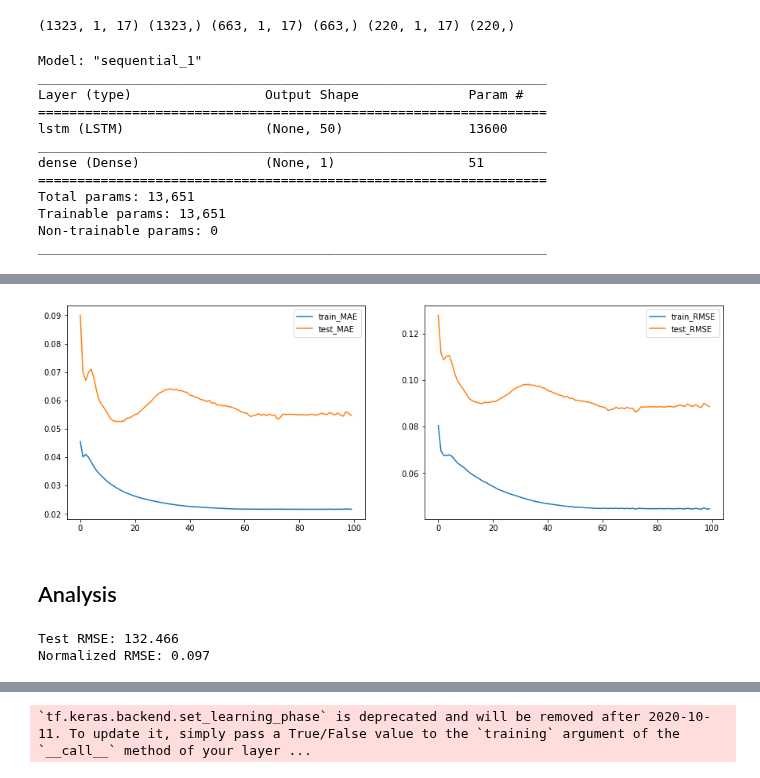
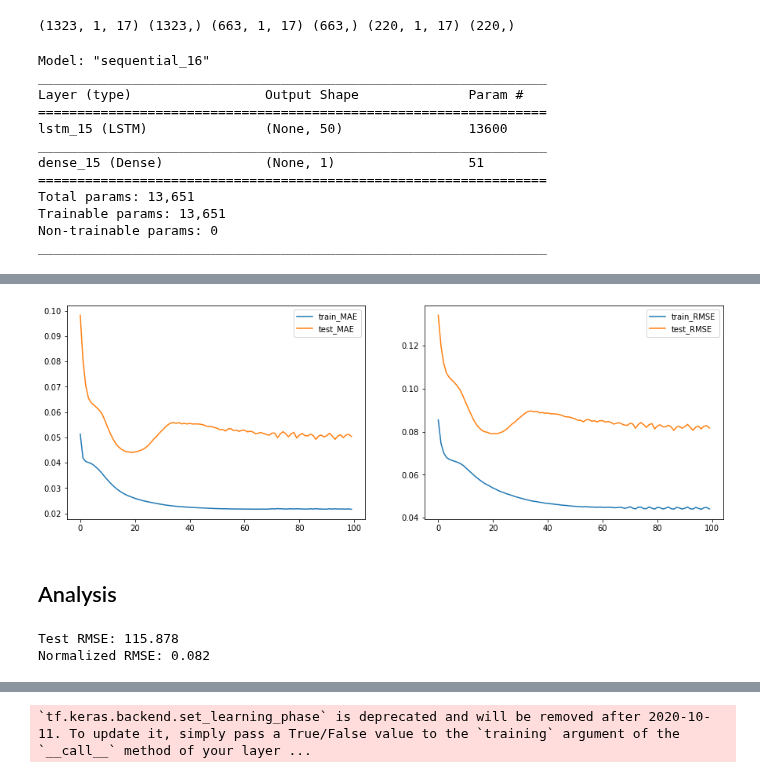
Before and after one commit to TLChilton/Senior_Capstone, a Jupyter notebook: LSTMsentimentanalysisTesla.ipynb, the cells around one changed output, grey strips where cells are left out. Saved outputs shown, nothing was run; the diff lists cells and outputs as text; code cells hidden in the pictures.

```diff
--- a/LSTMsentimentanalysisTesla.ipynb
+++ b/LSTMsentimentanalysisTesla.ipynb
@@ -237,9 +237,9 @@ from tensorflow.keras.layers import Dense, LSTM, Dropout, TimeDistributed, Activ
 from tensorflow.keras.metrics import RootMeanSquaredError
 
 model = Sequential()
-model.add(LSTM(50, input_shape=(train_X.shape[1], train_X.shape[2]), return_sequences=False))
+model.add(LSTM(50, activation="relu", input_shape=(train_X.shape[1], train_X.shape[2]), return_sequences=False))
 #model.add(LSTM(100, return_sequences=False))
-model.add(Dense(1, activation='linear'))
+model.add(Dense(1, activation="linear"))
 
 model.compile(
     loss='mae',
@@ -247,13 +247,13 @@ model.compile(
     metrics=[RootMeanSquaredError()])
 model.summary()
 # %% [output]
-Model: "sequential_1"
+Model: "sequential_16"
 _________________________________________________________________
 Layer (type)                 Output Shape              Param #
 =================================================================
-lstm (LSTM)                  (None, 50)                13600
+lstm_15 (LSTM)               (None, 50)                13600
 _________________________________________________________________
-dense (Dense)                (None, 1)                 51
+dense_15 (Dense)             (None, 1)                 51
 =================================================================
 Total params: 13,651
 Trainable params: 13,651
@@ -261,7 +261,7 @@ Non-trainable params: 0
 _________________________________________________________________
 # %%
 # fit network
-history = model.fit(train_X, train_y, epochs=100, batch_size=160, validation_data=(test_X, test_y), verbose=2, shuffle=False)
+history = model.fit(train_X, train_y, epochs=100, batch_size=140, validation_data=(test_X, test_y), verbose=2, shuffle=False)
 # plot history
 pyplot.figure(figsize=(15,5))
 pyplot.subplot(1, 2, 1)
@@ -294,4 +294,4 @@ Epoch 100/100
-[figure, old version]
+[figure, new version]
 # %% [markdown]
 ## Analysis
 # %%
@@ -316,8 +316,8 @@ print('Test RMSE: %.3f' % rmse)
 normalized_rmse = rmse/(max(max(inv_yhat),max(inv_y))-min(min(inv_yhat),min(inv_y)))
 print('Normalized RMSE: %.3f' % normalized_rmse)
 # %% [output]
-Test RMSE: 132.466
-Normalized RMSE: 0.097
+Test RMSE: 115.878
+Normalized RMSE: 0.082
 # %%
 # Plot of Prediction vs Actual
 pyplot.figure(figsize=(10,10))
```
Also changed, not shown: parts of 3 cells of this notebook, 1 other file.
